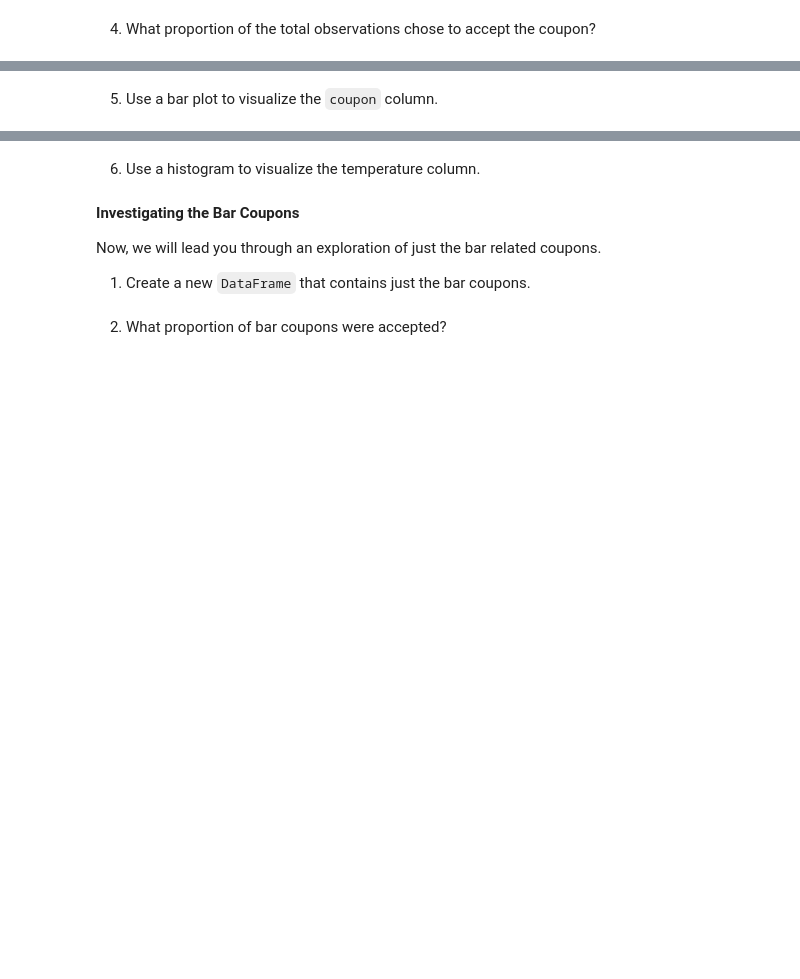
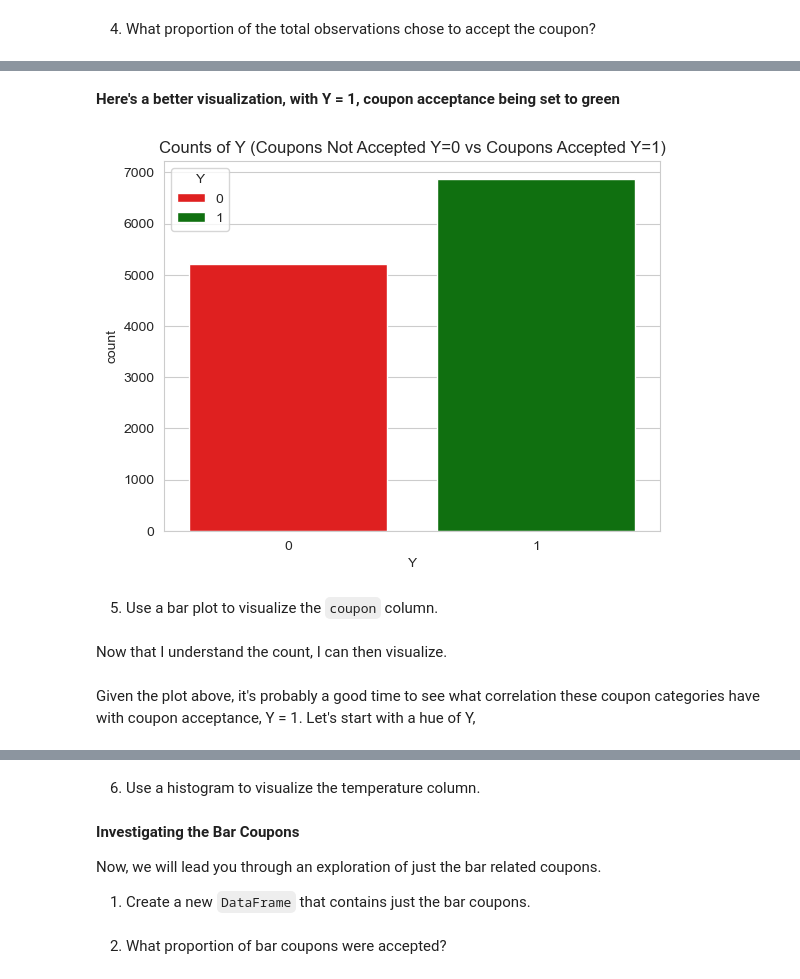
Before and after one commit to jeffreylgoode/Coupon_Project, a Jupyter notebook: Coupon_Project.ipynb, the cells around one changed output, grey strips where cells are left out. Cells and saved outputs as stored; diff of their text form; code cells hidden in the pictures; blank space fills up the shorter version.

```diff
--- a/Coupon_Project.ipynb
+++ b/Coupon_Project.ipynb
@@ -182,2 +237,13 @@ plt.show()
+# %% [markdown]
+**Here's a better visualization, with Y = 1, coupon acceptance being set to green**
+# %%
+# Define red for non-acceptance, green for acceptance
+palette_colors = {0: "red", 1: "green"}
+
+sns.countplot(x='Y', data=data_mod, hue = "Y", palette = palette_colors)
+plt.title('Counts of Y (Coupons Not Accepted Y=0 vs Coupons Accepted Y=1)')
+plt.show()
+# %% [output]
+[figure, added]
 # %% [markdown]
 5. Use a bar plot to visualize the `coupon` column.
@@ -183,0 +253,2 @@ plt.show()
+# %% [markdown]
+Now that I understand the count, I can then visualize.
@@ -183,0 +262,2 @@ plt.show()
+# %% [markdown]
+Given the plot above, it's probably a good time to see what correlation these coupon categories have with coupon acceptance, Y = 1. Let's start with a hue of Y,
```
Also changed, not shown: parts of 16 cells of this notebook.
